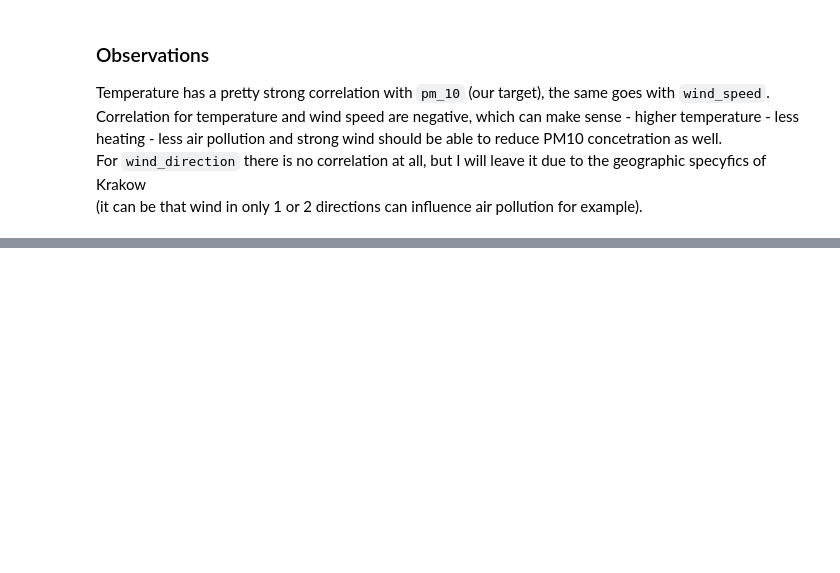
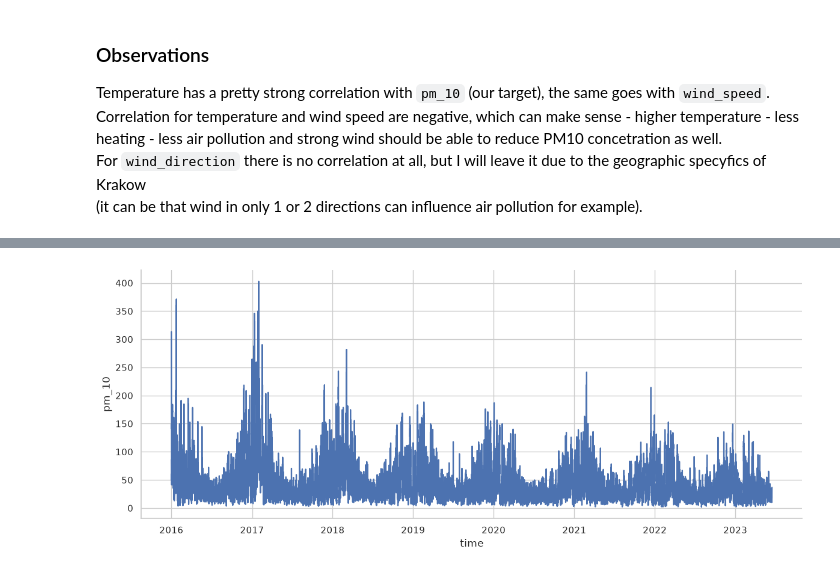
Before and after one commit to Pabito22/AirPolutionForecasting, a Jupyter notebook: notebooks/2-PW-initial-EDA.ipynb, the cells around one changed output, grey strips where cells are left out. Drawn from its saved outputs; the diff is of its cells as text; code cells hidden in the pictures; blank space fills up the shorter version.

```diff
--- a/notebooks/2-PW-initial-EDA.ipynb
+++ b/notebooks/2-PW-initial-EDA.ipynb
@@ -84,0 +110,4 @@ For `wind_direction` there is no correlation at all, but I will leave it due to
+# %%
+draw_timeseries(data=data, x="time", y="pm_10")
+# %% [output]
+[figure, added]
```
Also changed, not shown: parts of 7 cells of this notebook, 3 other files.
